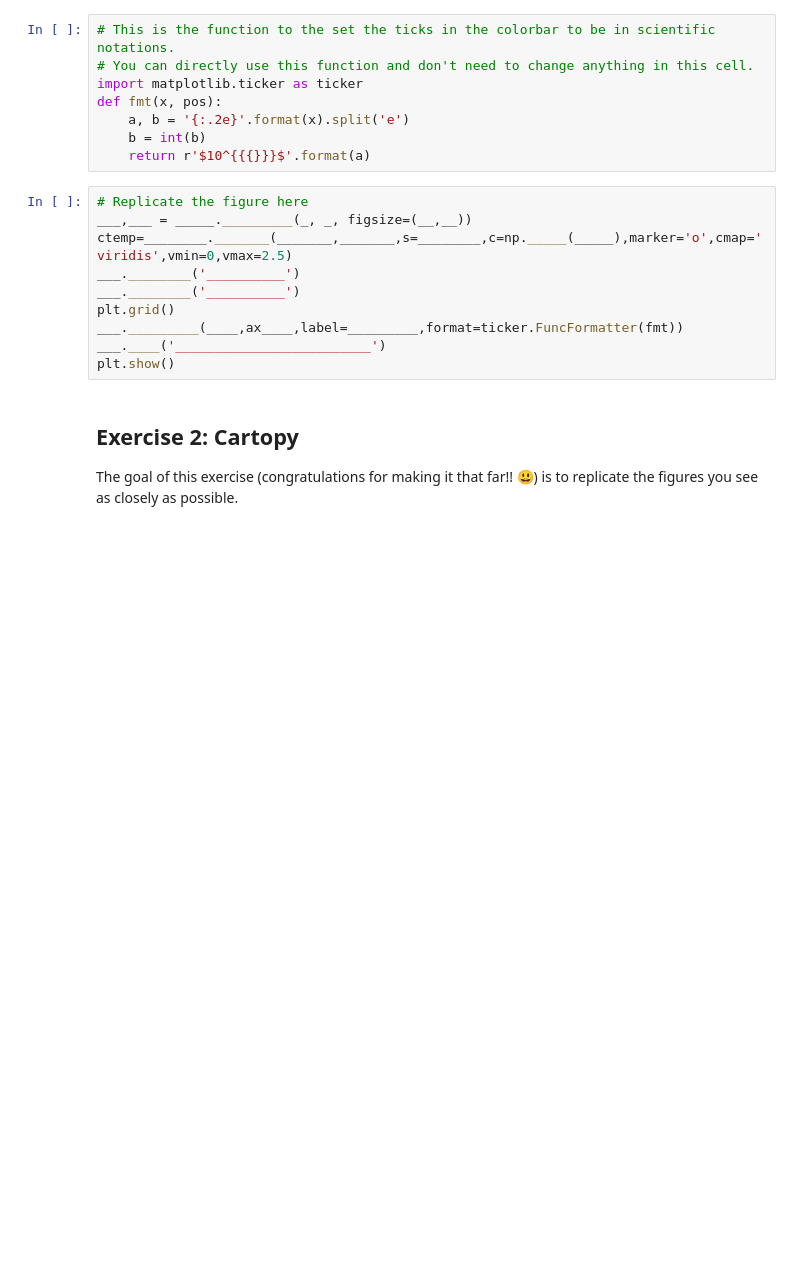
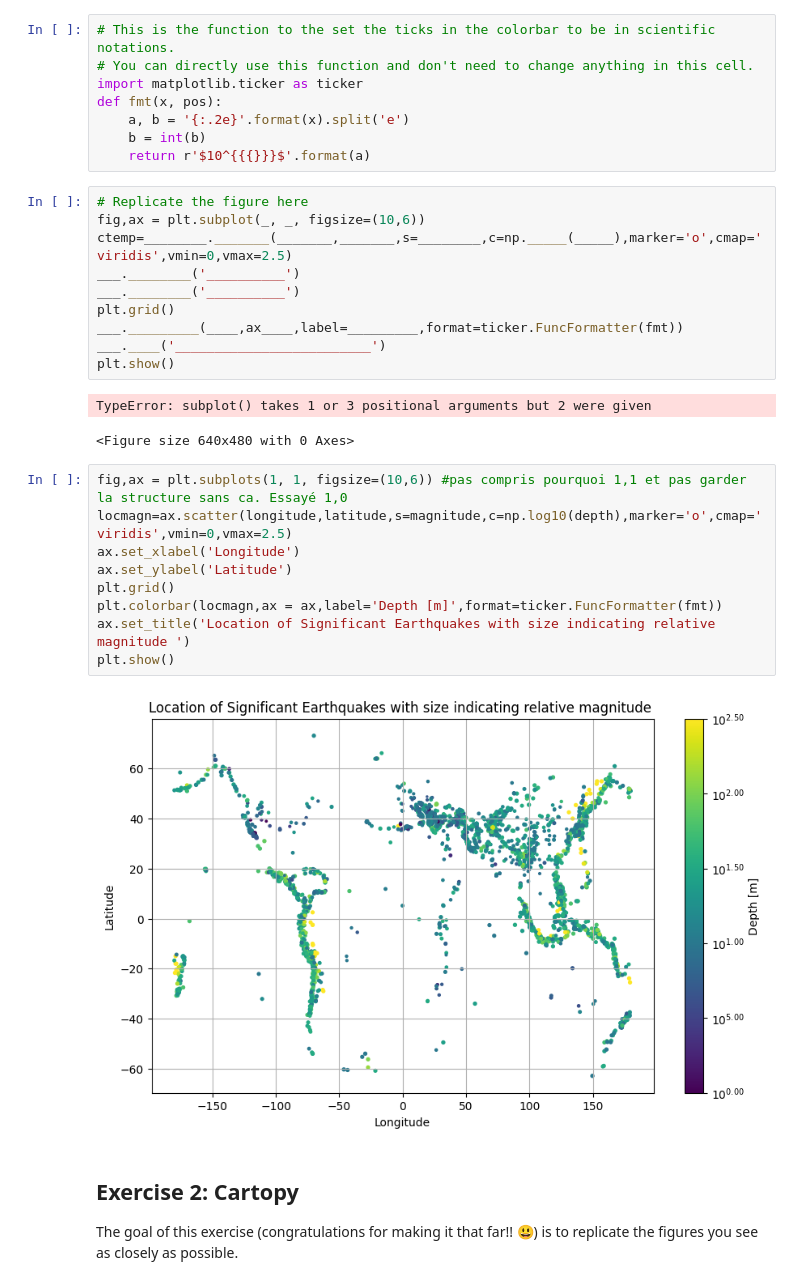
Before and after one commit to svoll1105/2025_Intro_Python, a Jupyter notebook: notebook/W2_S2.ipynb, the cells around one changed output. Cells and saved outputs as stored; diff of their text form; blank space fills up the shorter version.

```diff
--- a/notebook/W2_S2.ipynb
+++ b/notebook/W2_S2.ipynb
@@ -130,7 +134,7 @@ def fmt(x, pos):
     return r'$10^{{{}}}$'.format(a)
 # %%
 # Replicate the figure here
-___,___ = _____._________(_, _, figsize=(__,__))
+fig,ax = plt.subplot(_, _, figsize=(10,6))
 ctemp=________._______(_______,_______,s=________,c=np._____(_____),marker='o',cmap='viridis',vmin=0,vmax=2.5)
 ___.________('__________')
 ___.________('__________')
@@ -138,6 +142,20 @@ plt.grid()
 ___._________(____,ax____,label=_________,format=ticker.FuncFormatter(fmt))
 ___.____('_________________________')
 plt.show()
+# %% [output]
+TypeError: subplot() takes 1 or 3 positional arguments but 2 were given
+<Figure size 640x480 with 0 Axes>
+# %%
+fig,ax = plt.subplots(1, 1, figsize=(10,6)) #pas compris pourquoi 1,1 et pas garder la structure sans ca. Essayé 1,0
+locmagn=ax.scatter(longitude,latitude,s=magnitude,c=np.log10(depth),marker='o',cmap='viridis',vmin=0,vmax=2.5)
+ax.set_xlabel('Longitude')
+ax.set_ylabel('Latitude')
+plt.grid()
+plt.colorbar(locmagn,ax = ax,label='Depth [m]',format=ticker.FuncFormatter(fmt))
+ax.set_title('Location of Significant Earthquakes with size indicating relative magnitude ')
+plt.show()
+# %% [output]
+[figure, added]
 # %% [markdown]
 ## Exercise 2: Cartopy
 
```
Also changed, not shown: parts of 8 cells of this notebook.
